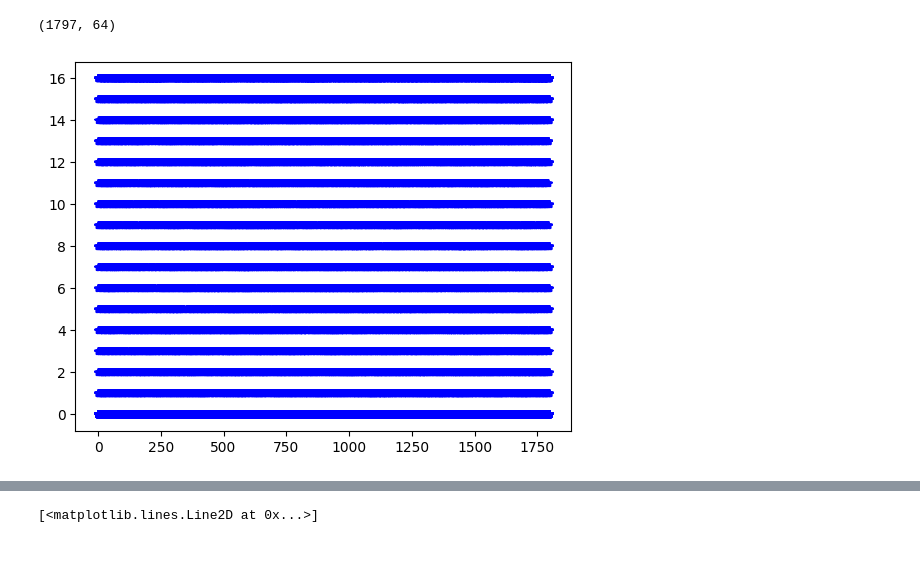
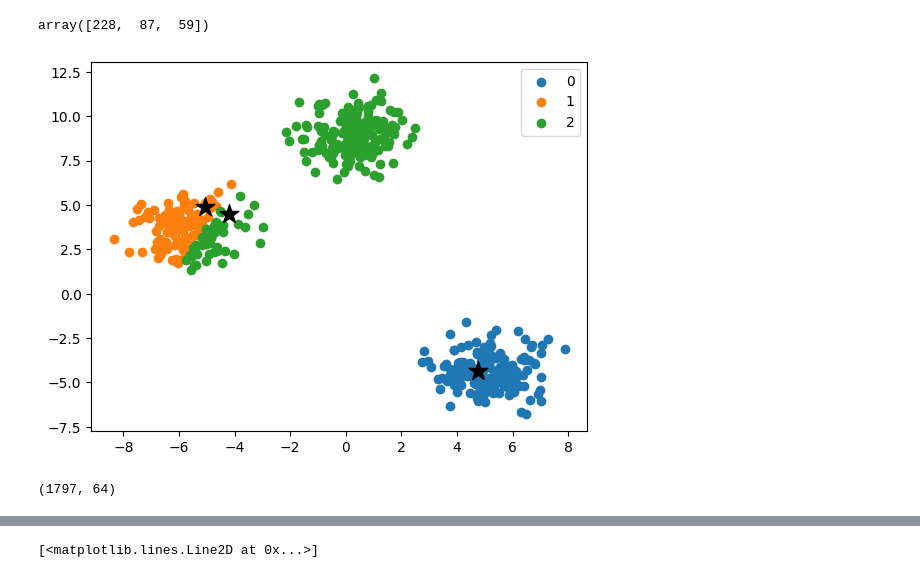
Before and after one commit to milicak/Data_Analysis_Course, a Jupyter notebook: Compute_Kmeans_clustering.ipynb, the cells around one changed output, grey strips where cells are left out. Saved outputs shown, nothing was run; the diff lists cells and outputs as text; code cells hidden in the pictures.

```diff
--- a/Compute_Kmeans_clustering.ipynb
+++ b/Compute_Kmeans_clustering.ipynb
@@ -12,3 +22,49 @@ from sklearn.cluster import KMeans                      # k-means clustering
+# %%
+#Defining our function
+def kmeans(x,k, no_of_iterations):
+    idx = np.random.choice(len(x), k, replace=False)
+    #Randomly choosing Centroids
+    centroids = x[idx, :] #Step 1
+
+    #finding the distance between centroids and all the data points
+    distances = cdist(x, centroids ,'euclidean') #Step 2
+
+    #Centroid with the minimum Distance
+    points = np.array([np.argmin(i) for i in distances]) #Step 3
+
+    #Repeating the above steps for a defined number of iterations
+    #Step 4
+    for _ in range(no_of_iterations):
+        centroids = []
+        for idx in range(k):
+            #Updating Centroids by taking mean of Cluster it belongs to
+            temp_cent = x[points==idx].mean(axis=0)
+            centroids.append(temp_cent)
+
+        centroids = np.vstack(centroids) #Updated Centroids
+
+        distances = cdist(x, centroids ,'euclidean')
+        points = np.array([np.argmin(i) for i in distances])
+
+    return points, centroids
+# %%
+np.random.choice(len(X), 3,replace=False)
+# %% [output]
+array([228,  87,  59])
+# %%
+#Applying our function
+label, centroids = kmeans(X,3,0)
+
+#Visualize the results
+
+u_labels = np.unique(label)
+for i in u_labels:
+    plt.scatter(X[label == i , 0] , X[label == i , 1] , label = i)
+    plt.scatter(centroids[i,0], centroids[i,1], marker='*', s=200, c='black')
+plt.legend()
+plt.show()
+# %% [output]
+[figure, added]
 # %%
 from scipy.spatial.distance import cdist
 from sklearn.datasets import load_digits
@@ -18,7 +74,3 @@ data = load_digits().data
 data.shape
 # %% [output]
 (1797, 64)
-# %%
-plt.plot(data,'b*');
-# %% [output]
-[figure, removed]
```
Also changed, not shown: parts of 7 cells of this notebook.
